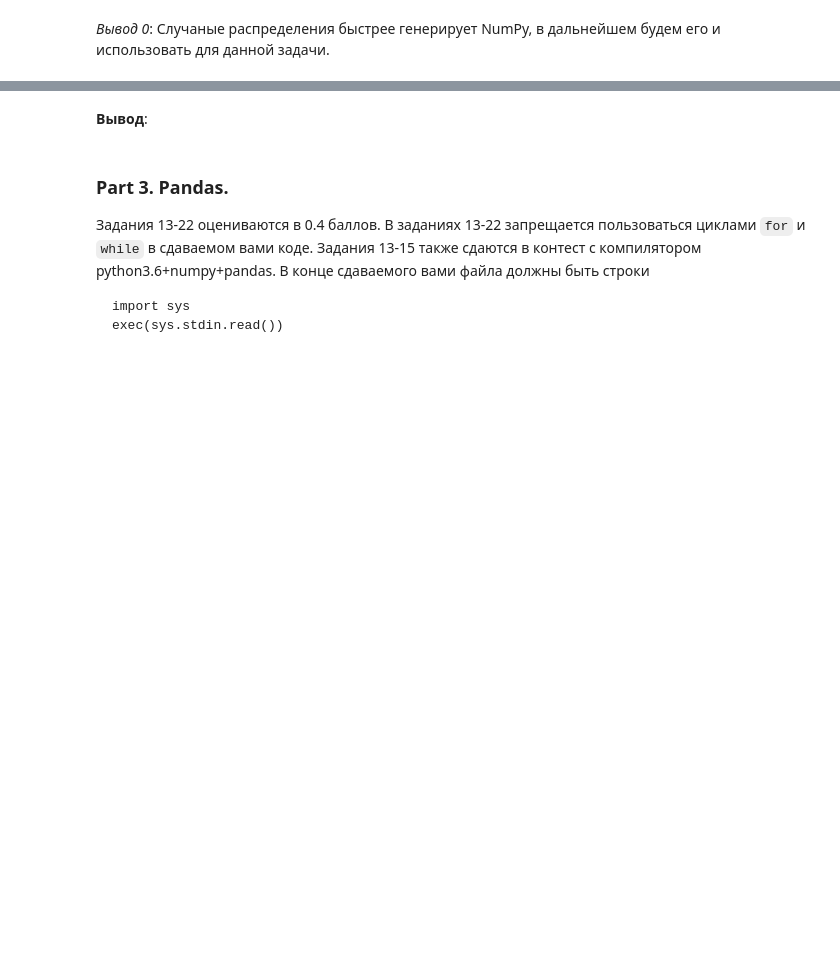
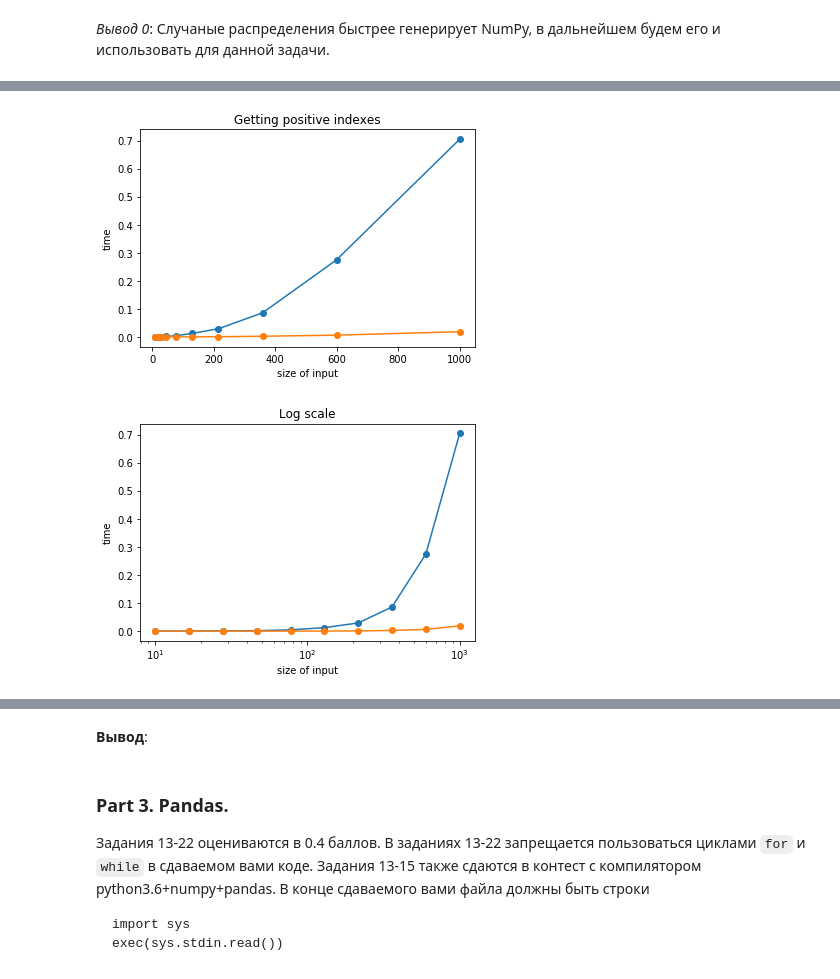
Before and after one commit to GorillazZz1/ml-course-hse-2020, a Jupyter notebook: hw1.ipynb, the cells around one changed output, grey strips where cells are left out. Saved outputs shown, nothing was run; the diff lists cells and outputs as text; code cells hidden in the pictures; blank space fills up the shorter version.

```diff
--- a/hw1.ipynb
+++ b/hw1.ipynb
@@ -409,19 +310,23 @@ timings_and_plot(pp_wo_negative, np_wo_negative, lambda n: (np.random.normal(0,
 # %%
 #             PurePy vs NumPy
 # Task 2: _Удаление отрицательных чисел из распределение_
 # Постановка: на вход подается массив, необходимо вместо отрицательных чисел написать нули.
 
 def np_positive_indexes(matr):
     return np.argwhere(matr > 0)
 
 def pp_positive_indexes(matr):
     ans = []
     for i in range(len(matr)):
         for j in range(len(matr)):
             if matr[i][j] > 0:
                 ans.append([i, j])
     return ans
 
 timings_and_plot(pp_positive_indexes, np_positive_indexes,
                  lambda n: (np.random.normal(0, 1, n*n).reshape((n,n)),),
-                 title="Getting positive indexes", high=4)
+                 title="Getting positive indexes", high=3, s)
+# O(n^2) => (10^3)^2
+# %% [output]
+[figure, added]
+[figure, added]
```
Also changed, not shown: parts of 14 cells of this notebook.
